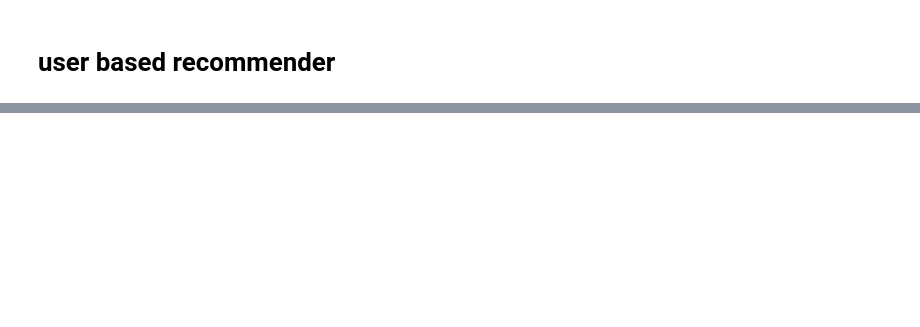
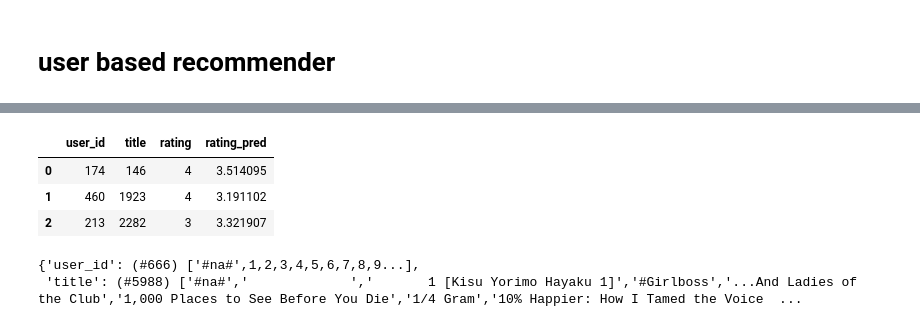
Before and after one commit to perought/recommender-web-site, a Jupyter notebook: build-recommender.ipynb, the cells around one changed output, grey strips where cells are left out. Cells and saved outputs as stored; diff of their text form; code cells hidden in the pictures; blank space fills up the shorter version.

```diff
--- a/build-recommender.ipynb
+++ b/build-recommender.ipynb
@@ -581,0 +632,8 @@ svd.predict(1, 20, 3) # how much would rate user 1 to movie 20
+# %%
+books_dls = CollabDataLoaders.from_df(book_ratings, item_name='title', seed=1)
+books_collab_filtering = collab_learner(books_dls, y_range=(0.5, 5.5))
+books_collab_filtering.model_dir = "."
+books_collab_filtering = books_collab_filtering.load("books_collab_filtering")
+
+book_learn.show_results(max_n=3)
+# %% [output]
@@ -581,0 +641,18 @@ svd.predict(1, 20, 3) # how much would rate user 1 to movie 20
+|  | user_id | title | rating | rating_pred |
+| 0 | 174 | 146 | 4 | 3.514095 |
+| 1 | 460 | 1923 | 4 | 3.191102 |
+| 2 | 213 | 2282 | 3 | 3.321907 |
+# %%
+book_learn.model_dir = "."
+book_learn.save("books_collab_filtering")
+# book_learn = book_learn.load("books_collab_filtering")
+
+book_user_embd = book_learn.model.u_weight.weight
+book_user_bais = book_learn.model.u_bias.weight
+book_book_embd = book_learn.model.i_weight.weight
+book_book_bais = book_learn.model.i_bias.weight
+
+book_dls.classes
+# %% [output]
+{'user_id': (#666) ['#na#',1,2,3,4,5,6,7,8,9...],
+ 'title': (#5988) ['#na#','             ','       1 [Kisu Yorimo Hayaku 1]','#Girlboss','...And Ladies of the Club','1,000 Places to See Before You Die','1/4 Gram','10% Happier: How I Tamed the Voice  ...
```
Also changed, not shown: parts of 31 cells of this notebook.
